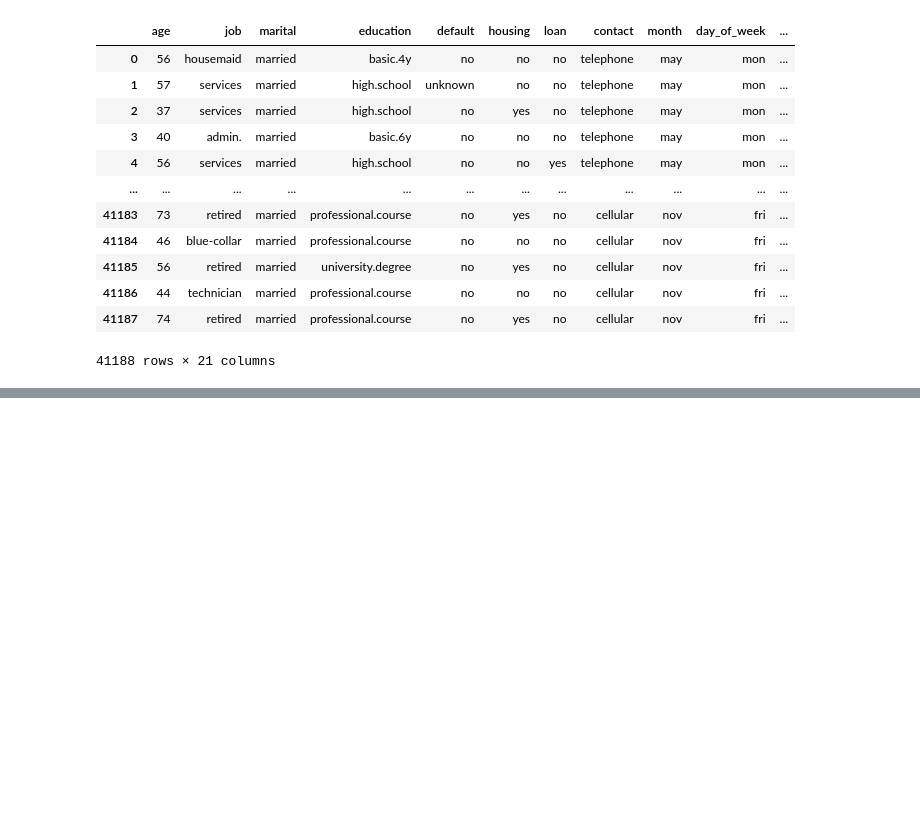
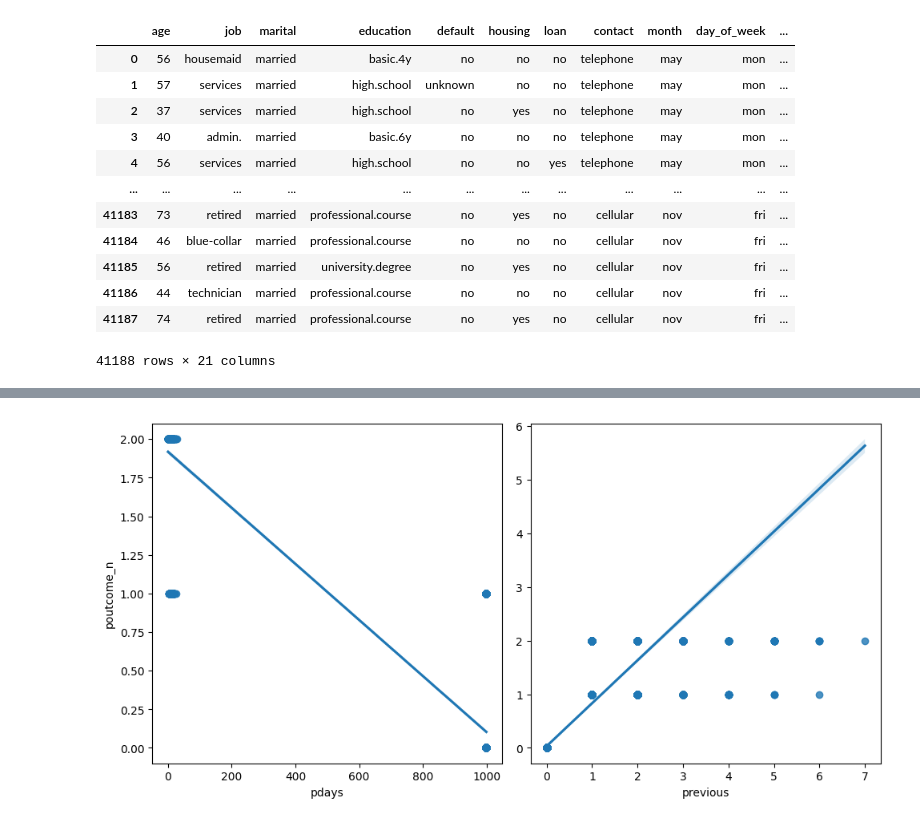
Before and after one commit to allankruger/logistic-regression, a Jupyter notebook: src/explore.ipynb, the cells around one changed output, grey strips where cells are left out. Cells and saved outputs as stored; diff of their text form; code cells hidden in the pictures; blank space fills up the shorter version.

```diff
--- a/src/explore.ipynb
+++ b/src/explore.ipynb
@@ -133,0 +204,11 @@ data[data['age'] >= 70]
+# %%
+fig, axes = plt.subplots(figsize=(10, 5), ncols=2)
+
+sns.regplot(data=data, x="pdays", y="poutcome_n", ax=axes[0])
+sns.regplot(data=data, x="previous", y="poutcome_n", ax=axes[1]).set(ylabel=None)
+
+plt.tight_layout()
+
+plt.show()
+# %% [output]
+[figure, added]
```
Also changed, not shown: parts of 22 cells of this notebook.
